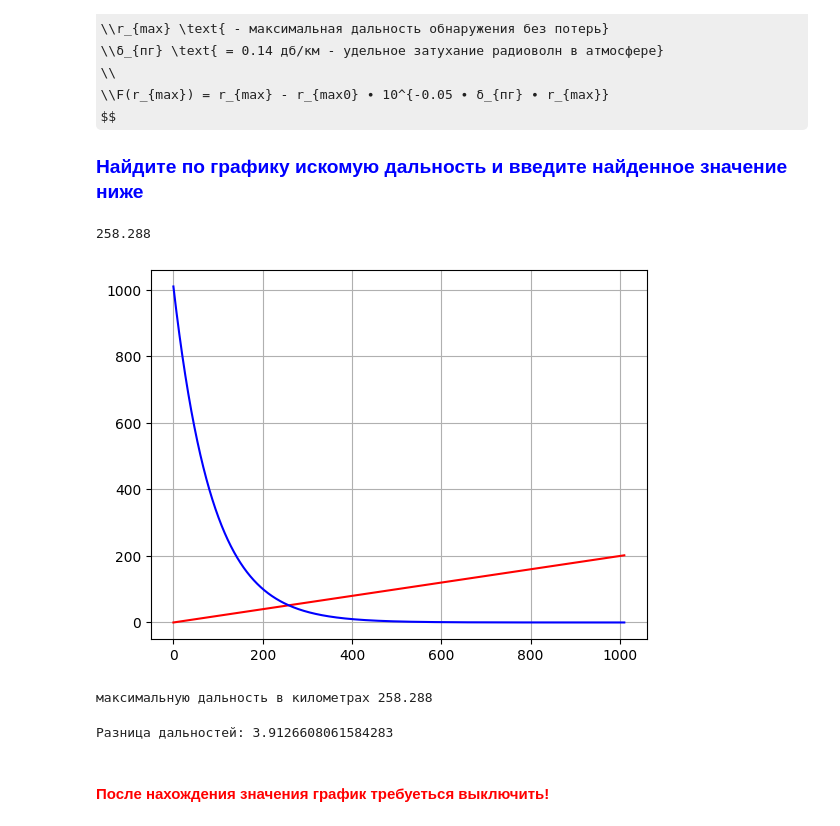
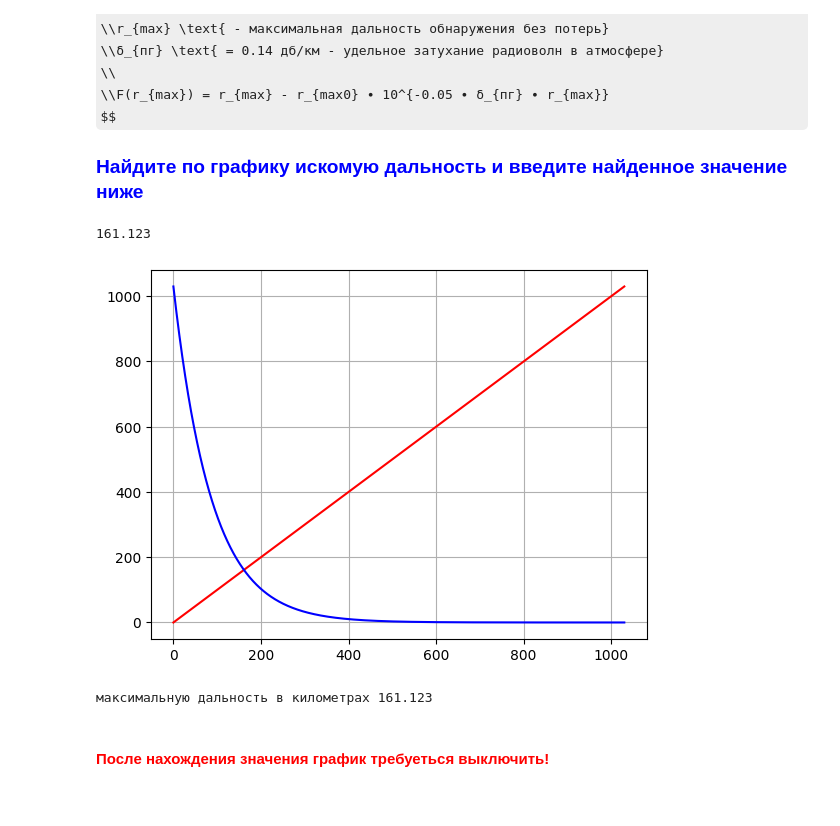
Before and after one commit to Gnom431/Open_ASSN, a Jupyter notebook: АССН_1_рлс.ipynb, the cells around one changed output. Drawn from its saved outputs; the diff is of its cells as text; code cells hidden in the pictures; some formulas as TeX source.

```diff
--- a/АССН_1_рлс.ipynb
+++ b/АССН_1_рлс.ipynb
@@ -233,7 +234,7 @@ from numpy import sqrt, log, exp
 from marcumq import marcumq
 
 #общие переменные
-z_0n = sqrt(-2*log(F))
+z_0n = sqrt(2*log(1/F))
 
 q_0 = 0
 
@@ -241,7 +242,7 @@ xF = [i/10000 for i in range(1, 160000)]
 yF = []
 for q_000 in range(1, 160000):
     q = q_000/10000
-    result = 1.0 - marcumq(1.0, z_0n, q)
+    result = 1.0 - marcumq(0.001, z_0n, q)
     yF.append(result)
     if (abs(D/(result) - 1) < 0.0001):
         q_0 = q
@@ -253,5 +254,4 @@ plt.grid()
 plt.plot(xD, yD, label=f"D={D}", color="red")
 plt.show()
 print("отношение сигнал/шум = " + str(q_0))
-q_0 = 4.86 #скоректированное значение
 # %% [output]
@@ -302,6 +302,6 @@ Qr = 3.7 #эффективной площади рассеивания ВО (э
 
 T = -2 + 273 #Температура откружающей среды в Кельвинах
 
-r_max_0 = sqrt(sqrt((2*P_cp*t_n*G_m*Qr*A_max_pered)/((4*pi)*(4*pi)*a_p*q_0*q_0*k_sh*k*T)))
+r_max_0 = sqrt(sqrt((2*P_cp*t_n*G_m*Qr*A_max_pered)/((4*pi)*(4*pi)*a_p*q_0**2*k_sh*k*T)))
 print( "Максимальная дальность обнаружения без потерь: " + str(r_max_0/1000) + " км")
 # %% [output]
@@ -327,39 +327,36 @@ $$
 # %%
 %matplotlib inline
 Q_pg = float(0.1) #дБ/км
-r_station = int(r_max_0/1000)
 
 xf1 = []
 yf1 = []
 
-for r in range(0, r_station*1000):
+for r in range(0, int(r_max_0)):
     xf1.append(r/1000)
-    yf1.append(Q_pg * 2 * r/1000)
+    yf1.append(r/1000)
 plt.plot(xf1, yf1, color="red")
 
 xf2 = []
 yf2 = []
-for r in range(0, r_station*1000):
+for r in range(0, int(r_max_0)):
     xf2.append(r/1000)
-    yf2.append(r_max_0 * 10**(-0.05*Q_pg*r/1000)/1000)
+    yf2.append(r_max_0 *10**(-0.05*Q_pg*r/1000)/1000)
 plt.plot(xf2, yf2, color="blue")
 
 r_max = 0
-for i in range(100000, int(r_station*1000*0.6)): #в диапозоне от 100 км до ок.600 км
+for i in range(100000, int(r_max_0*0.6)): #в диапозоне от 100 км до ок.600 км
     if abs(yf1[i] - yf2[i]) < 0.0005: #играться с точностью если нет значений
         print(xf2[i])
         r_max = xf2[i]
 plt.grid()
 plt.show()
 print("максимальную дальность в километрах " + str(r_max))
 # %% [output]
-258.288
+161.123
-[figure, old version]
+[figure, new version]
-максимальную дальность в километрах 258.288
+максимальную дальность в километрах 161.123
 # %%
 print("Разница дальностей: " + str(r_max_0/(r_max*1000)))
-# %% [output]
-Разница дальностей: 3.9126608061584283
 # %% [markdown]
 #### <span style="color:red">После нахождения значения график требуеться выключить!</span>
 # %% [markdown]
```
Also changed, not shown: parts of 11 cells of this notebook, 2 other files.
